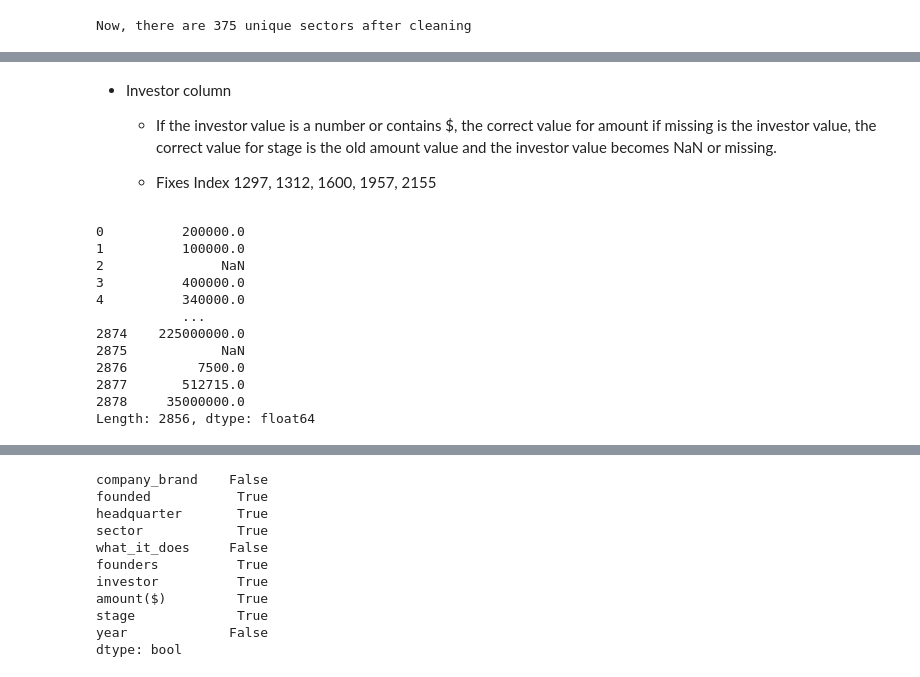
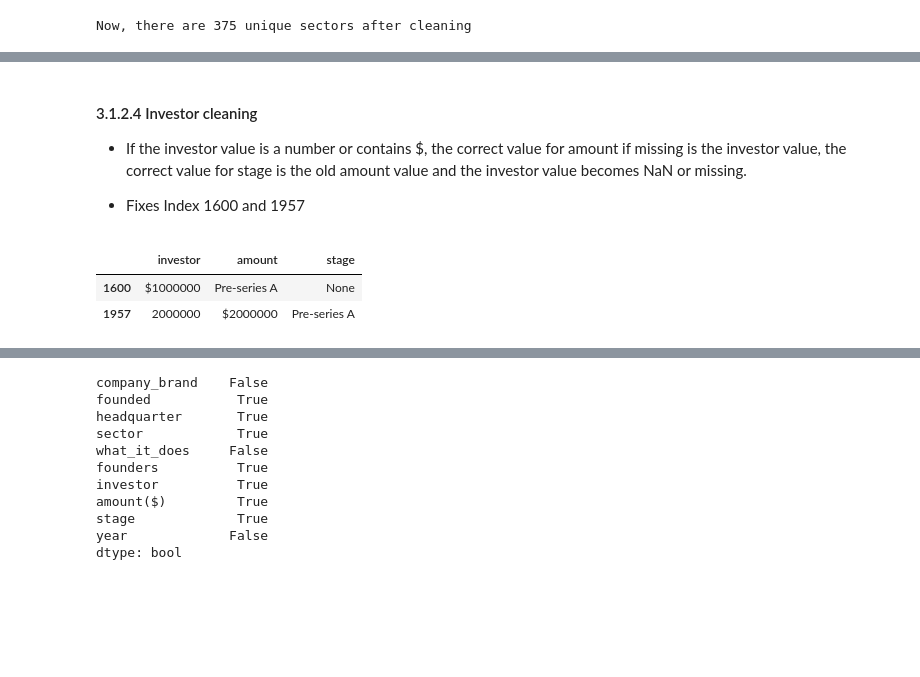
Before and after one commit to D0nG4667/indian_start_up_funding_analysis, a Jupyter notebook: indian_start_up_funding_analysis.ipynb, the cells around one changed output, grey strips where cells are left out. Drawn from its saved outputs; the diff is of its cells as text; code cells hidden in the pictures; blank space fills up the shorter version.

```diff
--- a/indian_start_up_funding_analysis.ipynb
+++ b/indian_start_up_funding_analysis.ipynb
@@ -1295,22 +1286,15 @@ memory usage: 245.4+ KB
 # %% [markdown]
-- Investor column
-    - If the investor value is a number or contains $, the correct value for amount if missing is the investor value, the correct value for stage is the old amount value and the investor value becomes NaN or missing.
+#### 3.1.2.4 Investor cleaning
+- If the investor value is a number or contains $, the correct value for amount if missing is the investor value, the correct value for stage is the old amount value and the investor value becomes NaN or missing.
 
-    - Fixes Index 1297, 1312, 1600, 1957, 2155
+- Fixes Index  1600 and 1957
 # %%
+# Identify rows where 'investor' value is numeric using clean amount function
+mask = final_dataset[['investor', 'year']].apply(lambda row: pd.notna(clean_amount(row)), axis=1)
 
-final_dataset[['amount','year']].apply(lambda row: clean_amount(row), axis=1)
+final_dataset.loc[mask, ['investor', 'amount', 'stage']]
 # %% [output]
-0          200000.0
-1          100000.0
-2               NaN
-3          400000.0
-4          340000.0
-           ...
-2874    225000000.0
-2875            NaN
-2876         7500.0
-2877       512715.0
-2878     35000000.0
-Length: 2856, dtype: float64
+|  | investor | amount | stage |
+| 1600 | $1000000 | Pre-series A | None |
+| 1957 | 2000000 | $2000000 | Pre-series A |
 # %%
```
Also changed, not shown: parts of 83 cells of this notebook, 1 other file.
